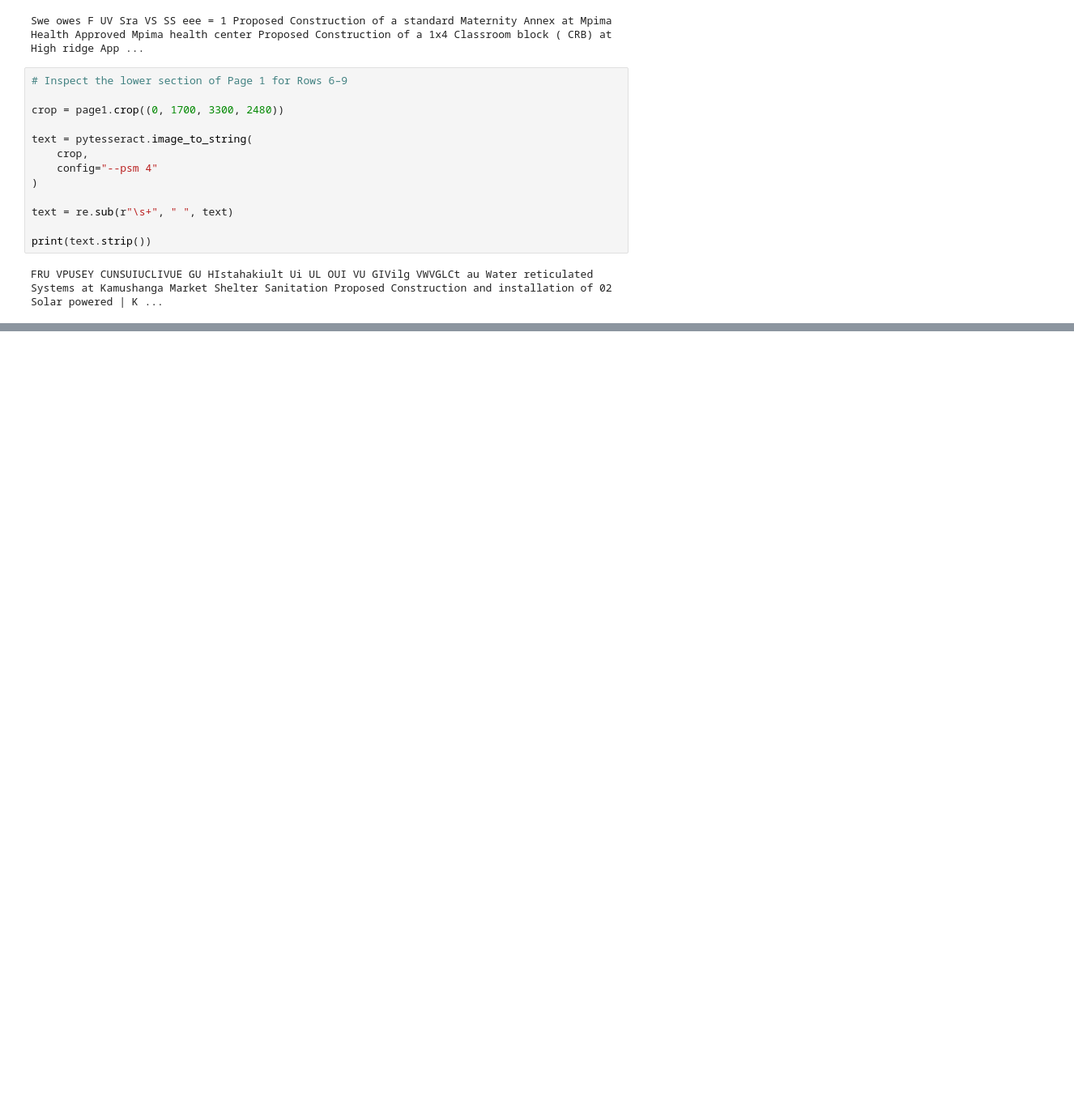
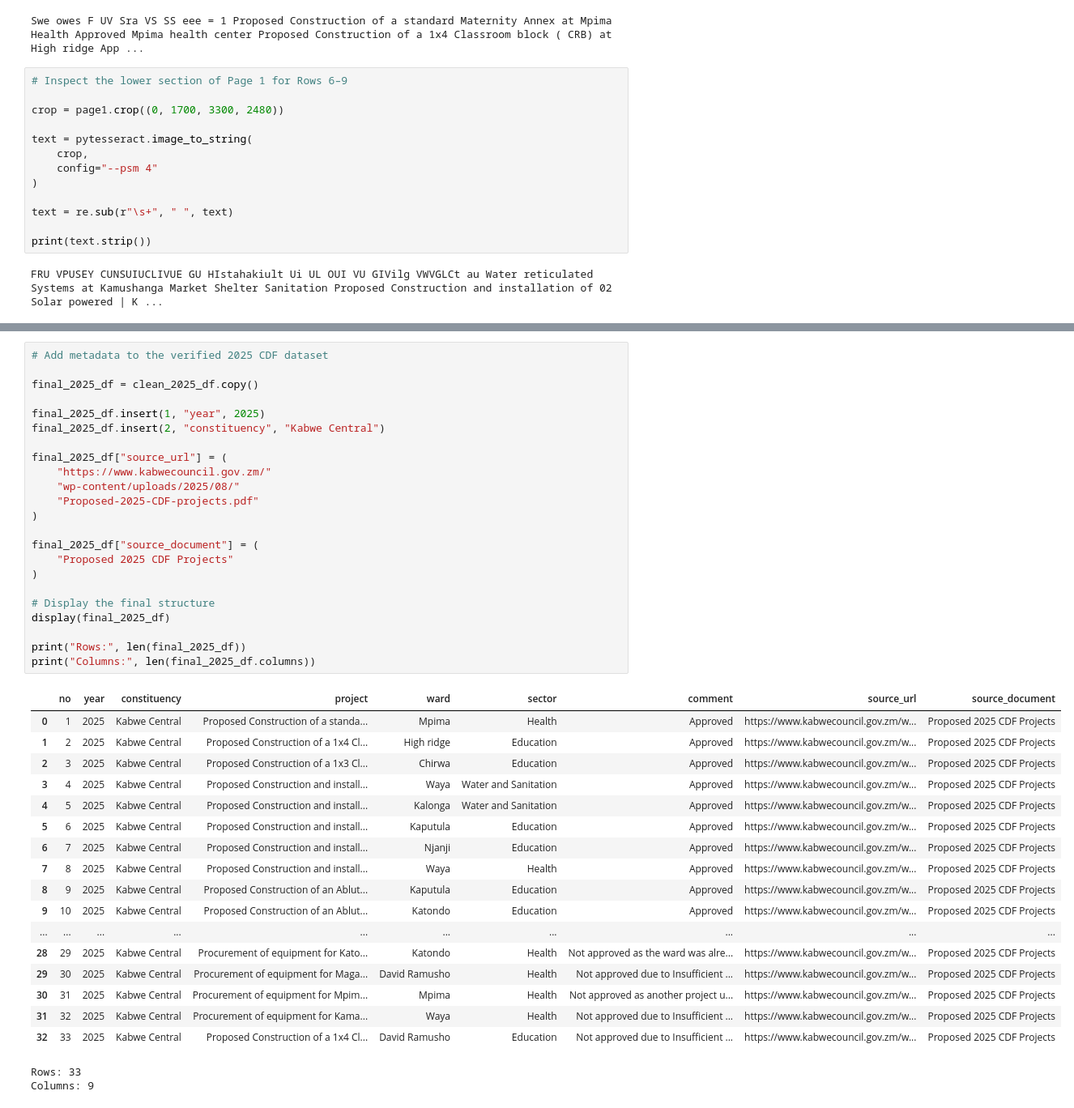
Before and after one commit to pardonchishiba/group6_administration, a Jupyter notebook: notebooks/kabwe_council_dataset.ipynb, the cells around one changed output, grey strips where cells are left out. Shown at 81% size. Drawn from its saved outputs; the diff is of its cells as text; blank space fills up the shorter version.

Commit message:
Complete Kabwe CDF data collection and preparation

```diff
--- a/notebooks/kabwe_council_dataset.ipynb
+++ b/notebooks/kabwe_council_dataset.ipynb
@@ -3221,0 +3343,43 @@ display(verified_df)
+# %%
+# Add metadata to the verified 2025 CDF dataset
+
+final_2025_df = clean_2025_df.copy()
+
+final_2025_df.insert(1, "year", 2025)
+final_2025_df.insert(2, "constituency", "Kabwe Central")
+
+final_2025_df["source_url"] = (
+    "https://www.kabwecouncil.gov.zm/"
+    "wp-content/uploads/2025/08/"
+    "Proposed-2025-CDF-projects.pdf"
+)
+
+final_2025_df["source_document"] = (
+    "Proposed 2025 CDF Projects"
+)
+
+# Display the final structure
+display(final_2025_df)
+
+print("Rows:", len(final_2025_df))
+print("Columns:", len(final_2025_df.columns))
+# %% [output]
+|  | no | year | constituency | project | ward | sector | comment | source_url | source_document |
+| 0 | 1 | 2025 | Kabwe Central | Proposed Construction of a standa... | Mpima | Health | Approved | https://www.kabwecouncil.gov.zm/w... | Proposed 2025 CDF Projects |
+| 1 | 2 | 2025 | Kabwe Central | Proposed Construction of a 1x4 Cl... | High ridge | Education | Approved | https://www.kabwecouncil.gov.zm/w... | Proposed 2025 CDF Projects |
+| 2 | 3 | 2025 | Kabwe Central | Proposed Construction of a 1x3 Cl... | Chirwa | Education | Approved | https://www.kabwecouncil.gov.zm/w... | Proposed 2025 CDF Projects |
+| 3 | 4 | 2025 | Kabwe Central | Proposed Construction and install... | Waya | Water and Sanitation | Approved | https://www.kabwecouncil.gov.zm/w... | Proposed 2025 CDF Projects |
+| 4 | 5 | 2025 | Kabwe Central | Proposed Construction and install... | Kalonga | Water and Sanitation | Approved | https://www.kabwecouncil.gov.zm/w... | Proposed 2025 CDF Projects |
+| 5 | 6 | 2025 | Kabwe Central | Proposed Construction and install... | Kaputula | Education | Approved | https://www.kabwecouncil.gov.zm/w... | Proposed 2025 CDF Projects |
+| 6 | 7 | 2025 | Kabwe Central | Proposed Construction and install... | Njanji | Education | Approved | https://www.kabwecouncil.gov.zm/w... | Proposed 2025 CDF Projects |
+| 7 | 8 | 2025 | Kabwe Central | Proposed Construction and install... | Waya | Health | Approved | https://www.kabwecouncil.gov.zm/w... | Proposed 2025 CDF Projects |
+| 8 | 9 | 2025 | Kabwe Central | Proposed Construction of an Ablut... | Kaputula | Education | Approved | https://www.kabwecouncil.gov.zm/w... | Proposed 2025 CDF Projects |
+| 9 | 10 | 2025 | Kabwe Central | Proposed Construction of an Ablut... | Katondo | Education | Approved | https://www.kabwecouncil.gov.zm/w... | Proposed 2025 CDF Projects |
+| ... | ... | ... | ... | ... | ... | ... | ... | ... | ... |
+| 28 | 29 | 2025 | Kabwe Central | Procurement of equipment for Kato... | Katondo | Health | Not approved as the ward was alre... | https://www.kabwecouncil.gov.zm/w... | Proposed 2025 CDF Projects |
+| 29 | 30 | 2025 | Kabwe Central | Procurement of equipment for Maga... | David Ramusho | Health | Not approved due to Insufficient ... | https://www.kabwecouncil.gov.zm/w... | Proposed 2025 CDF Projects |
+| 30 | 31 | 2025 | Kabwe Central | Procurement of equipment for Mpim... | Mpima | Health | Not approved as another project u... | https://www.kabwecouncil.gov.zm/w... | Proposed 2025 CDF Projects |
+| 31 | 32 | 2025 | Kabwe Central | Procurement of equipment for Kama... | Waya | Health | Not approved due to Insufficient ... | https://www.kabwecouncil.gov.zm/w... | Proposed 2025 CDF Projects |
+| 32 | 33 | 2025 | Kabwe Central | Proposed Construction of a 1x4 Cl... | David Ramusho | Education | Not approved due to Insufficient ... | https://www.kabwecouncil.gov.zm/w... | Proposed 2025 CDF Projects |
+Rows: 33
+Columns: 9
```
Also changed, not shown: parts of 161 cells of this notebook, 2 other files.
